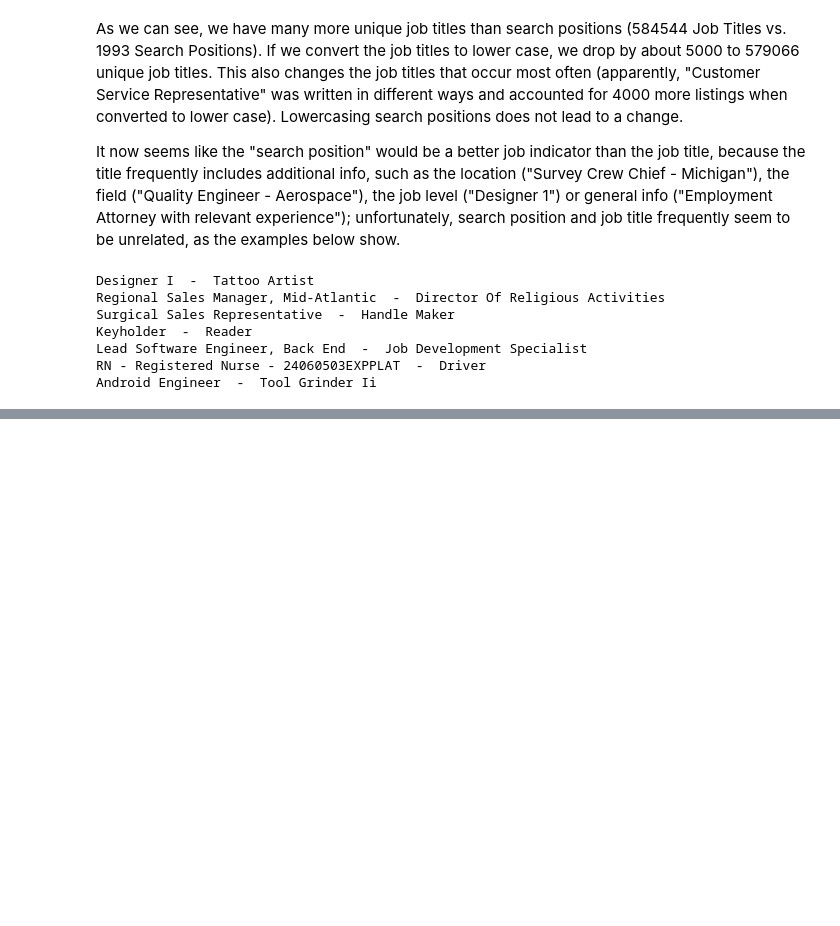
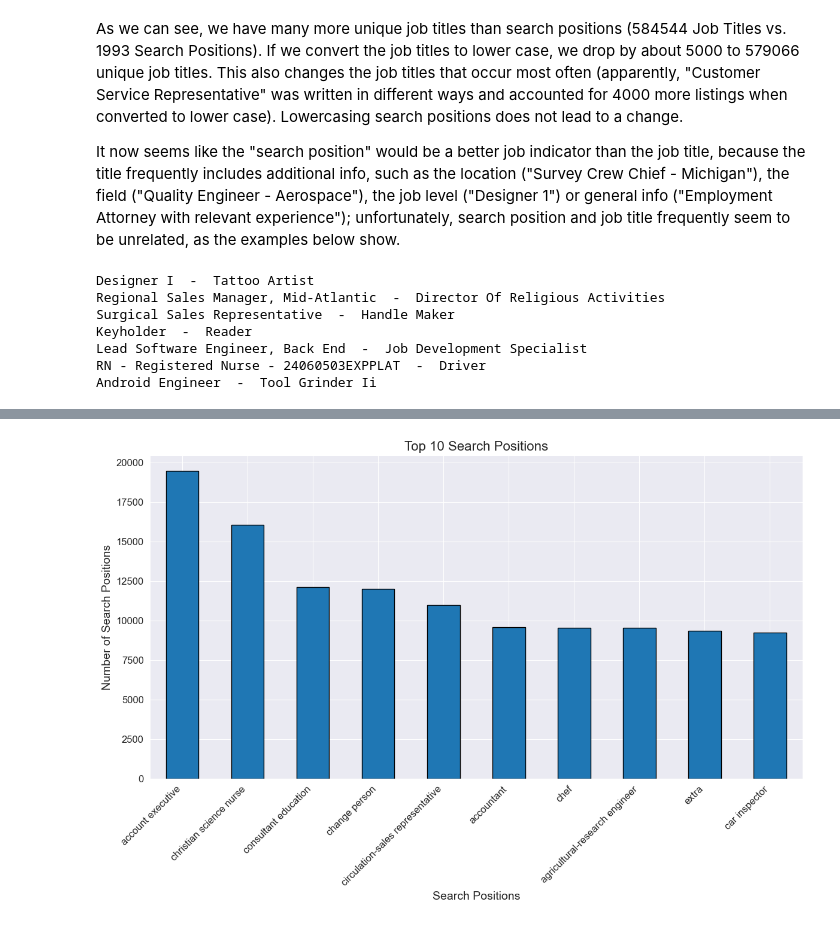
Before and after one commit to NotAWiz4rd/supervised-learning-final, a Jupyter notebook: ml-final-project.ipynb, the cells around one changed output, grey strips where cells are left out. Cells and saved outputs as stored; diff of their text form; code cells hidden in the pictures; blank space fills up the shorter version.

```diff
--- a/ml-final-project.ipynb
+++ b/ml-final-project.ipynb
@@ -100,0 +122,14 @@ Android Engineer  -  Tool Grinder Ii
+# %%
+plt.figure(figsize=(12, 8))
+
+top_job_titles = job_postings['search_position'].str.lower().value_counts().head(10)
+top_job_titles.plot(kind='bar', edgecolor='black')
+
+plt.title('Top 10 Search Positions', fontsize=16)
+plt.xlabel('Search Positions', fontsize=14)
+plt.ylabel('Number of Search Positions', fontsize=14)
+plt.xticks(rotation=45, ha='right', fontsize=12)
+plt.yticks(fontsize=12)
+plt.tight_layout()
+# %% [output]
+[figure, added]
```
Also changed, not shown: parts of 14 cells of this notebook.
